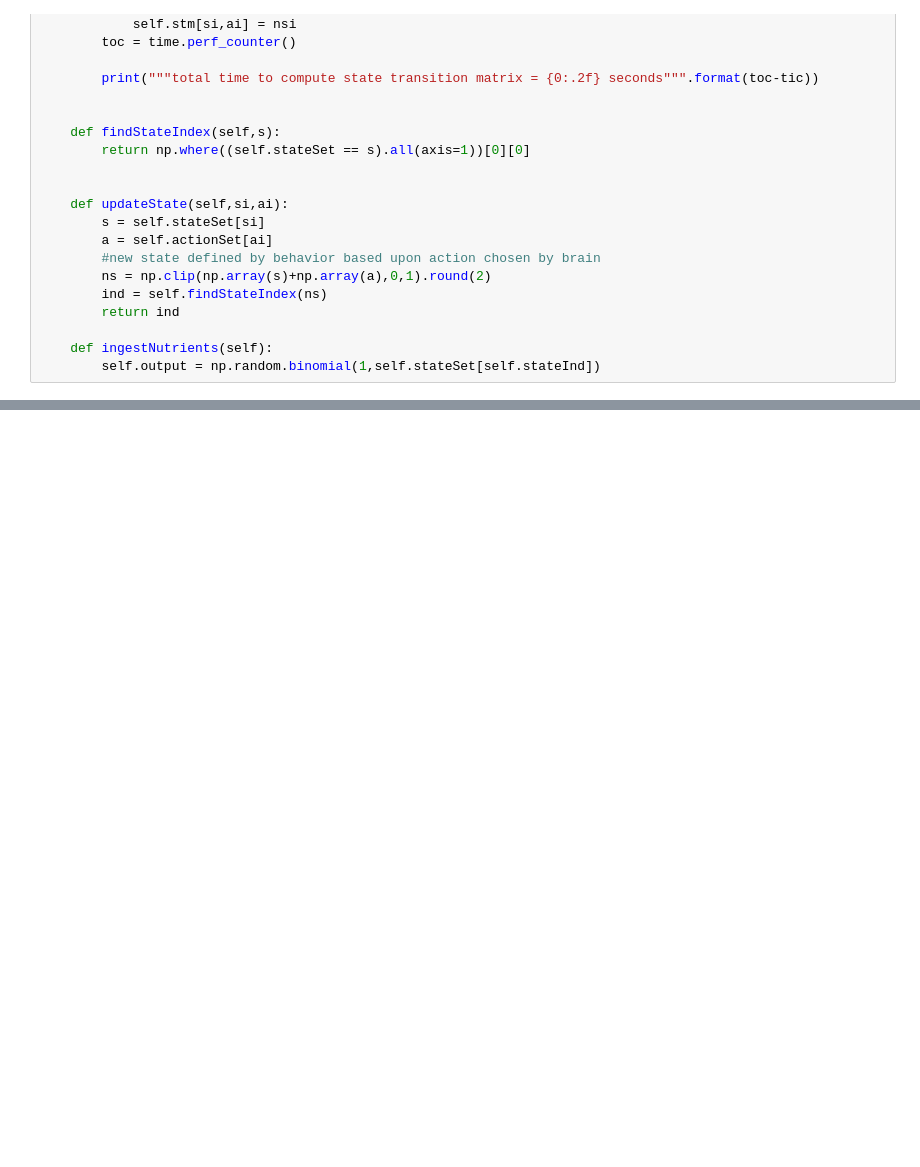
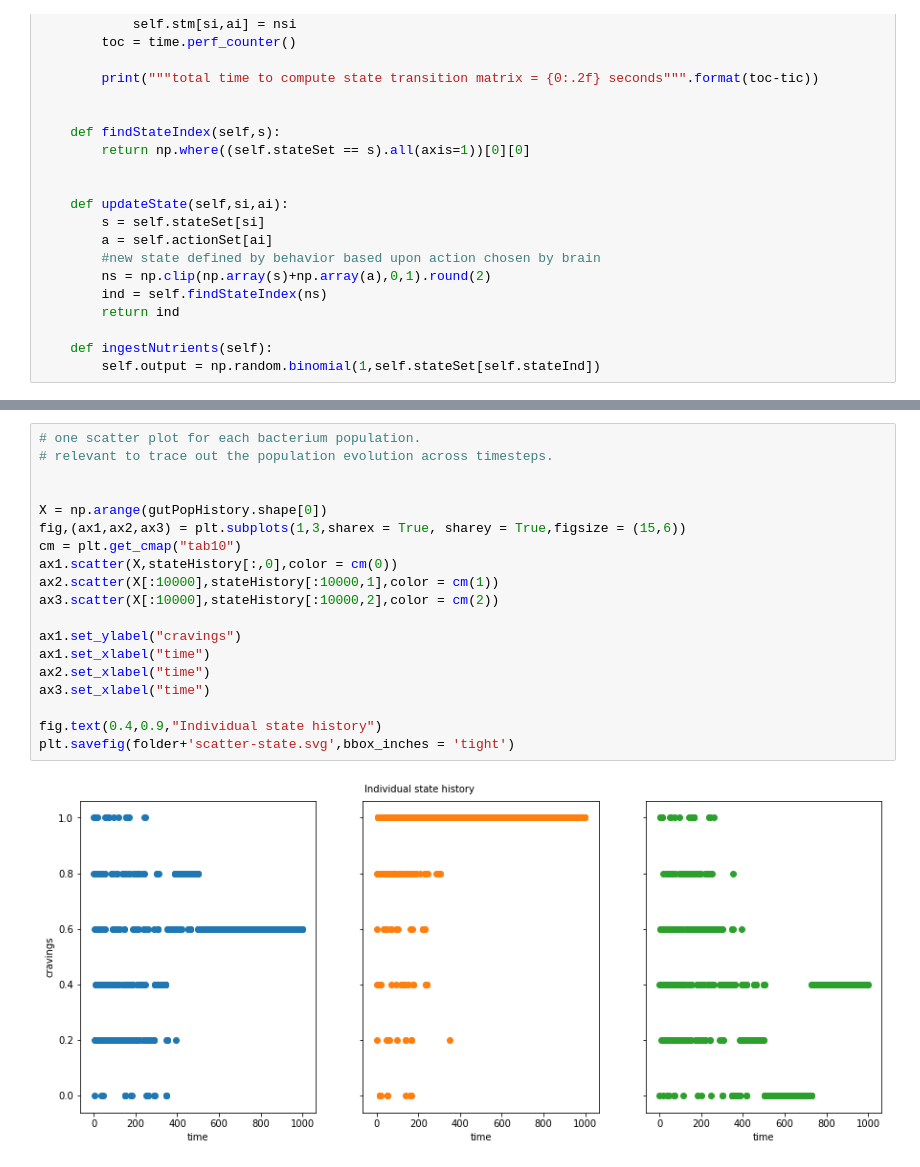
Before and after one commit to GaneshVShinde/GutToyModel, a Jupyter notebook: serendipity.ipynb, the cells around one changed output, grey strips where cells are left out. Saved outputs shown, nothing was run; the diff lists cells and outputs as text; blank space fills up the shorter version.

```diff
--- a/serendipity.ipynb
+++ b/serendipity.ipynb
@@ -306,3 +328,24 @@ Text(0.4, 0.9, 'Individual gut bacteria population evolution')
+# %%
+# one scatter plot for each bacterium population.
+# relevant to trace out the population evolution across timesteps.
+
+
+X = np.arange(gutPopHistory.shape[0])
+fig,(ax1,ax2,ax3) = plt.subplots(1,3,sharex = True, sharey = True,figsize = (15,6))
+cm = plt.get_cmap("tab10")
+ax1.scatter(X,stateHistory[:,0],color = cm(0))
+ax2.scatter(X[:10000],stateHistory[:10000,1],color = cm(1))
+ax3.scatter(X[:10000],stateHistory[:10000,2],color = cm(2))
+
+ax1.set_ylabel("cravings")
+ax1.set_xlabel("time")
+ax2.set_xlabel("time")
+ax3.set_xlabel("time")
+
+fig.text(0.4,0.9,"Individual state history")
+plt.savefig(folder+'scatter-state.svg',bbox_inches = 'tight')
+# %% [output]
+[figure, added]
 # %%
    # plotted the maximum of the three gut bacterial populations at each timestep
 
```
Also changed, not shown: parts of 12 cells of this notebook.
